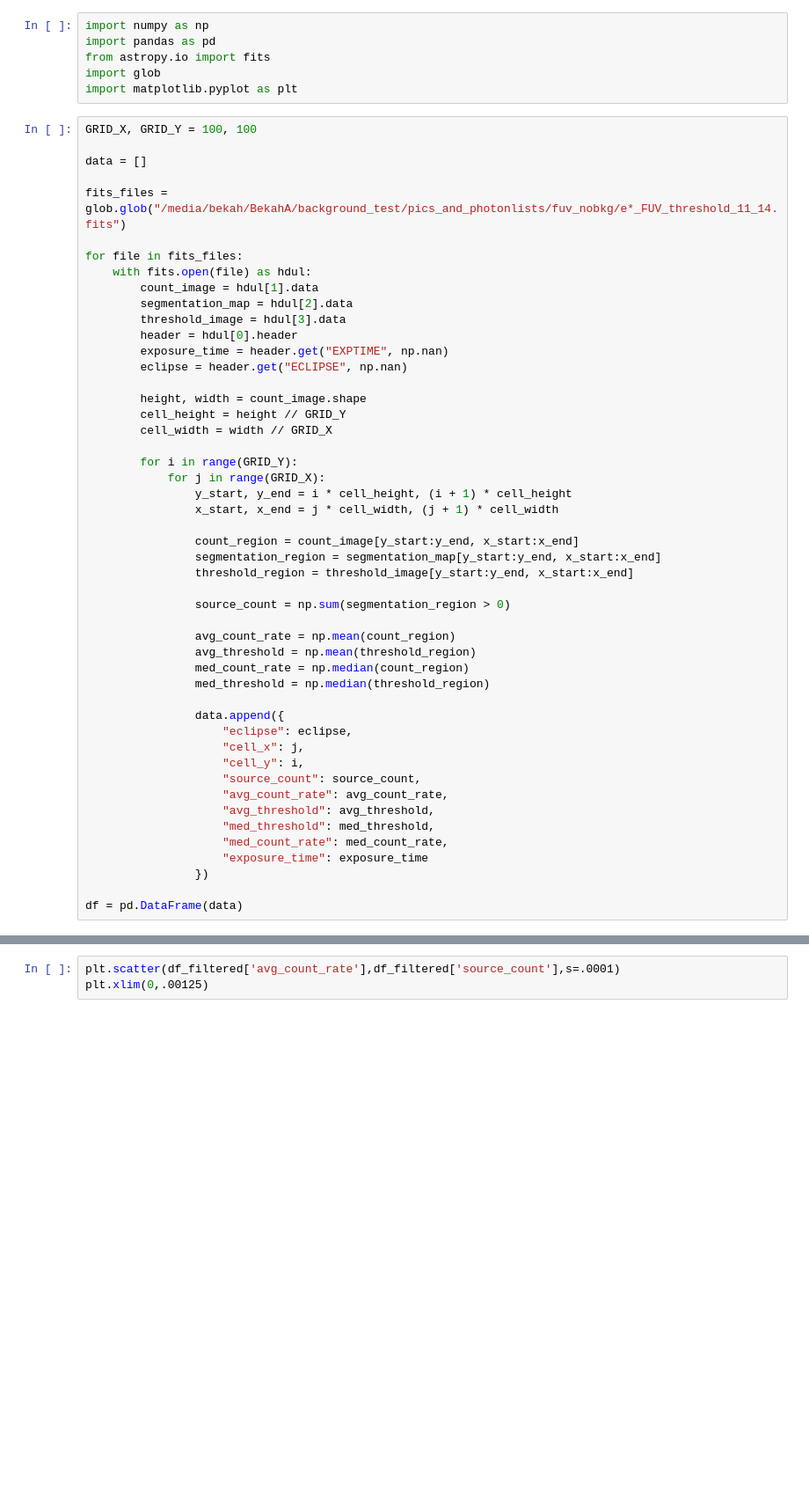
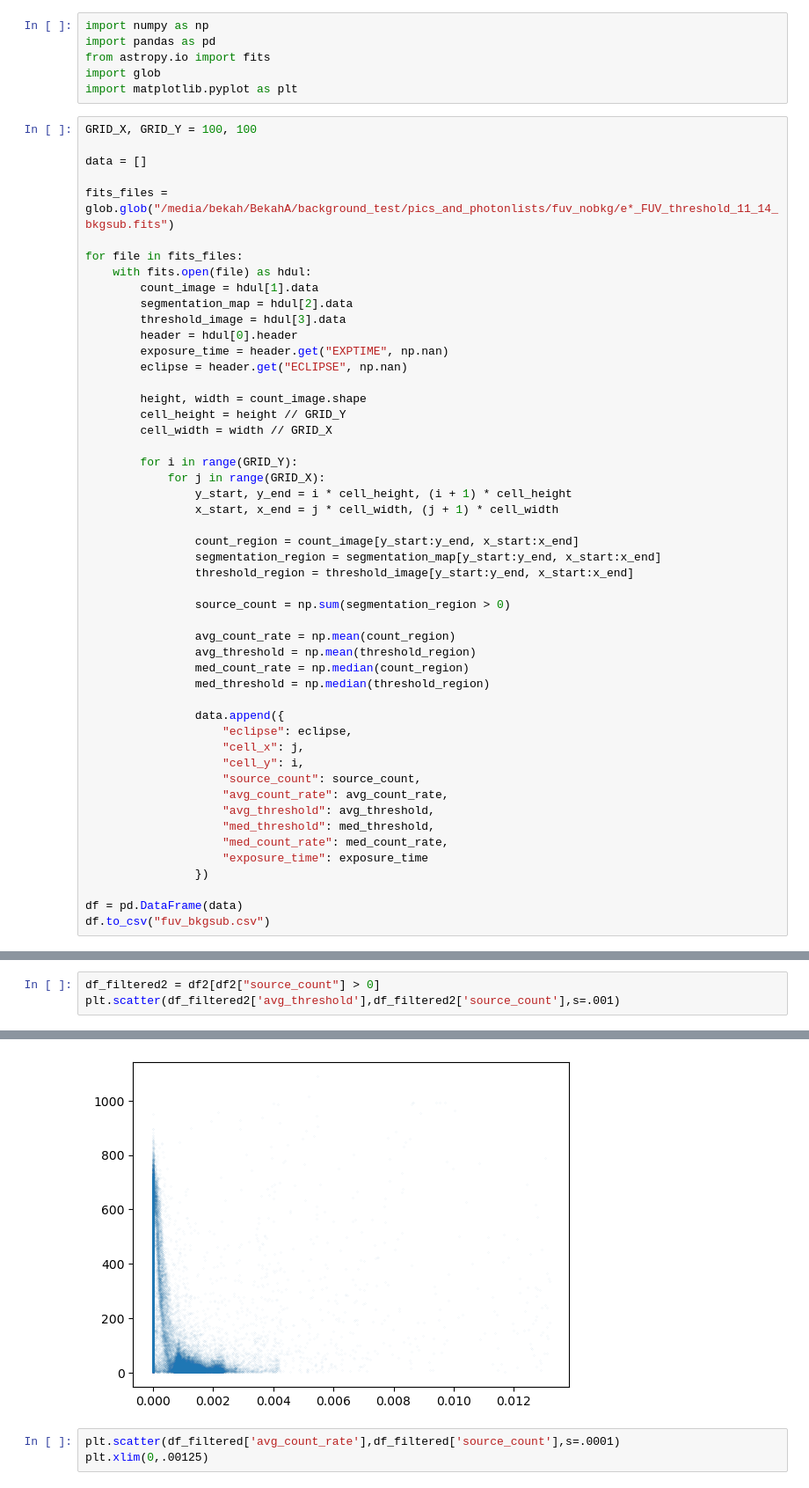
Before and after one commit to MillionConcepts/glcat, a Jupyter notebook: notebooks/background/seg_image_analysis_FUV.ipynb, the cells around one changed output, grey strips where cells are left out. Shown at 88% size. Cells and saved outputs as stored; diff of their text form; blank space fills up the shorter version.

Commit message:
threshold cutoff notebooks for NUV plus some changes to FUV ones

```diff
--- a/notebooks/background/seg_image_analysis_FUV.ipynb
+++ b/notebooks/background/seg_image_analysis_FUV.ipynb
@@ -9,7 +9,7 @@ GRID_X, GRID_Y = 100, 100
 
 data = []
 
-fits_files = glob.glob("/media/bekah/BekahA/background_test/pics_and_photonlists/fuv_nobkg/e*_FUV_threshold_11_14.fits")
+fits_files = glob.glob("/media/bekah/BekahA/background_test/pics_and_photonlists/fuv_nobkg/e*_FUV_threshold_11_14_bkgsub.fits")
 
 for file in fits_files:
     with fits.open(file) as hdul:
@@ -53,6 +53,7 @@ for file in fits_files:
                 })
 
 df = pd.DataFrame(data)
+df.to_csv("fuv_bkgsub.csv")
 # %%
 df_filtered = df[df["source_count"] > 0]
 plt.scatter(df_filtered['avg_threshold'],df_filtered['source_count'],s=.001)
@@ -58,0 +113,4 @@ plt.scatter(df_filtered['avg_threshold'],df_filtered['source_count'],s=.001)
+# %%
+df_filtered2 = df2[df2["source_count"] > 0]
+plt.scatter(df_filtered2['avg_threshold'],df_filtered2['source_count'],s=.001)
+# %% [output]
@@ -59,3 +118,4 @@ plt.scatter(df_filtered['avg_threshold'],df_filtered['source_count'],s=.001)
+[figure, added]
 # %%
 plt.scatter(df_filtered['avg_count_rate'],df_filtered['source_count'],s=.0001)
 plt.xlim(0,.00125)
```
Also changed, not shown: parts of 8 cells of this notebook, 1 other file.
